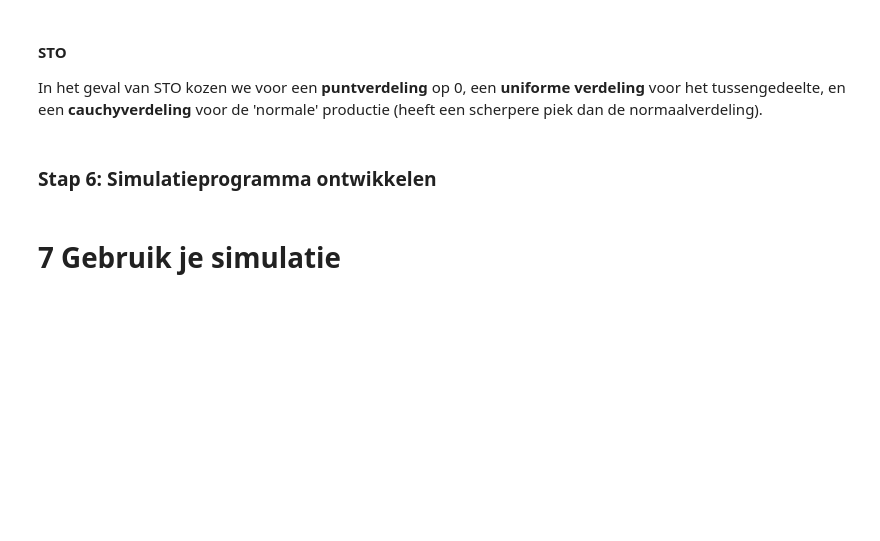
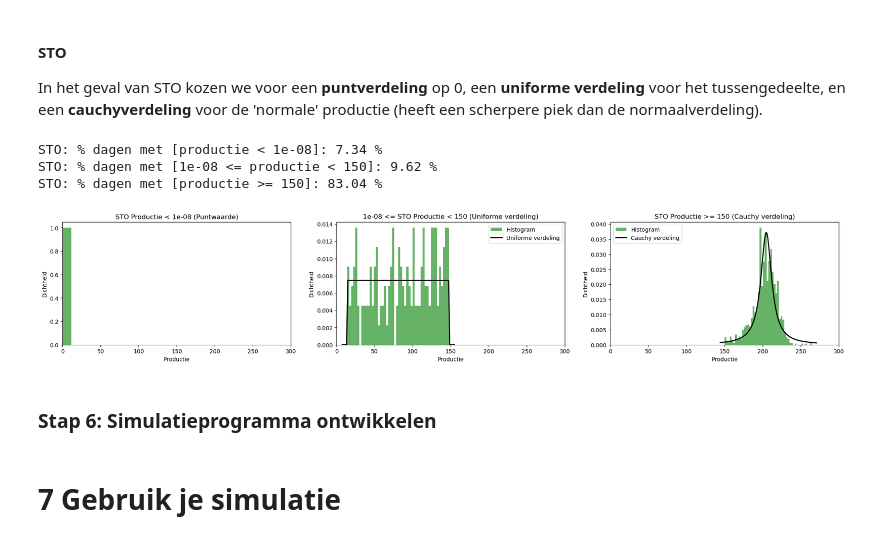
Before and after one commit to craftyraf/project-productie-proces, a Jupyter notebook: notebooks/Deel 1 - productieproces.ipynb, the cells around one changed output. Drawn from its saved outputs; the diff is of its cells as text; code cells hidden in the pictures; blank space fills up the shorter version.

```diff
--- a/notebooks/Deel 1 - productieproces.ipynb
+++ b/notebooks/Deel 1 - productieproces.ipynb
@@ -183,31 +251,34 @@ In het geval van STO kozen we voor een **puntverdeling** op 0, een **uniforme ve
 # %%
 # Inputparameters STO
 location = 'STO'
 distribution_1 = generate_point_distribution
 threshold_1 = 10**(-8)
 distribution_2 = generate_uniform_distribution
 threshold_2 = 150
 distribution_3 = generate_cauchy_distribution
 
 # Gebruik de functie 'create_segments' om de segmenten te maken (grenzen werden visueel bepaald)
 # en het aandeel per segment te berekenen.
 share_1, share_2, share_3, \
 segment_1, segment_2, segment_3 = create_segments(location, threshold_1, threshold_2, combined_df_cleaned)
 
-# Print shares (aandelen)
-print(f"{location}: % dagen met [productie < {threshold_1}]:", share_1, '%')
-print(f"{location}: % dagen met [{threshold_1} <= productie < {threshold_2}]:", share_2, '%')
-print(f"{location}: % dagen met [productie >= {threshold_2}]:", share_3, '%')
+# Print aandeel per segment
+print_segment_share(location, threshold_1, threshold_2, share_1, share_2, share_3)
 
 # Genereer grafieken van de 3 segmenten
 plot_segment_distributions(segment_1, distribution_1,
                            segment_2, distribution_2,
                            segment_3, distribution_3,
                            location,
                            threshold_1,
                            threshold_2,
                            combined_df_cleaned
                           )
+# %% [output]
+STO: % dagen met [productie < 1e-08]: 7.34 %
+STO: % dagen met [1e-08 <= productie < 150]: 9.62 %
+STO: % dagen met [productie >= 150]: 83.04 %
+[figure, added]
 # %% [markdown]
 ### Stap 6: Simulatieprogramma ontwikkelen
 # %%
```
Also changed, not shown: parts of 9 cells of this notebook, 1 other file.
